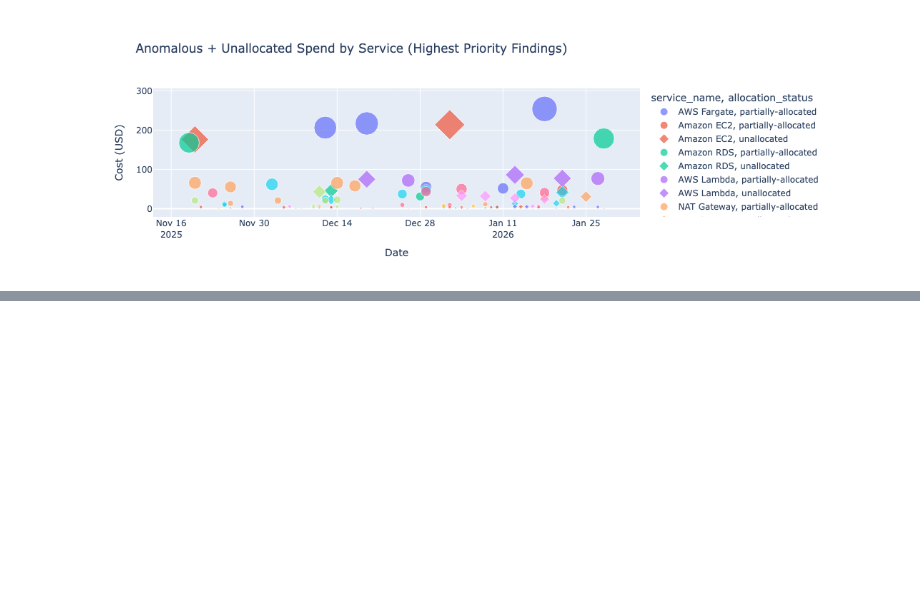
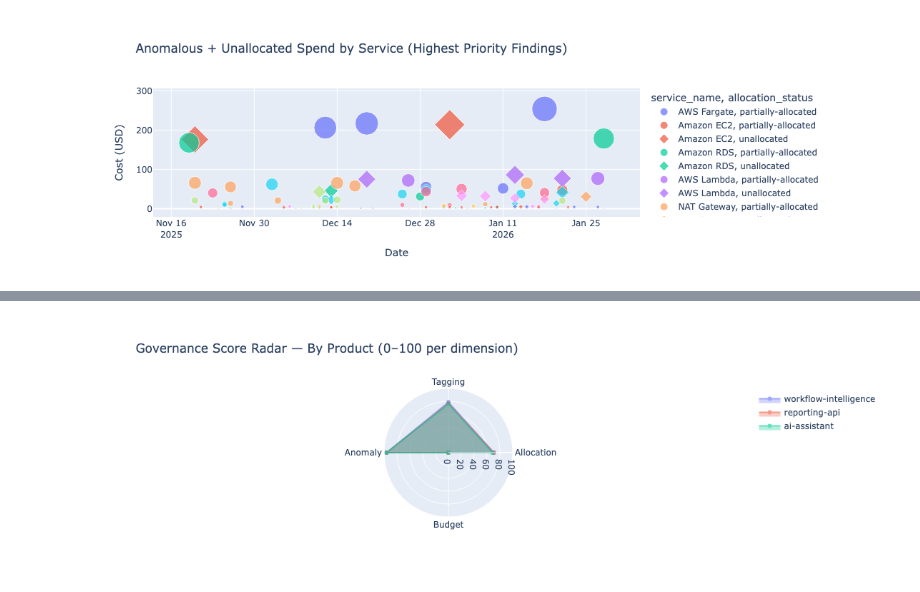
Before and after one commit to marvinmills/finops-dojo-lab, a Jupyter notebook: 01-aws-ai-saas-case/analysis/analysis2.ipynb, the cells around one changed output, grey strips where cells are left out. Drawn from its saved outputs; the diff is of its cells as text; code cells hidden in the pictures; blank space fills up the shorter version.

```diff
--- a/01-aws-ai-saas-case/analysis/analysis2.ipynb
+++ b/01-aws-ai-saas-case/analysis/analysis2.ipynb
@@ -2497,0 +2669,25 @@ fig.show()
+# %%
+# Radar chart — shows each product's dimension breakdown
+categories = ["allocation_score", "tagging_score", "anomaly_score", "budget_score"]
+labels = ["Allocation", "Tagging", "Anomaly", "Budget"]
+
+fig = go.Figure()
+for _, row in df_gov_product.iterrows():
+    values = [row[c] for c in categories]
+    values += [values[0]]  # close the loop
+    fig.add_trace(go.Scatterpolar(
+        r=values,
+        theta=labels + [labels[0]],
+        fill='toself',
+        name=row["product_name"],
+        opacity=0.6
+    ))
+
+fig.update_layout(
+    polar=dict(radialaxis=dict(visible=True, range=[0, 100])),
+    title="Governance Score Radar — By Product (0–100 per dimension)",
+    showlegend=True
+)
+fig.show()
+# %% [output]
+[figure, added]
```
Also changed, not shown: parts of 14 cells of this notebook.
